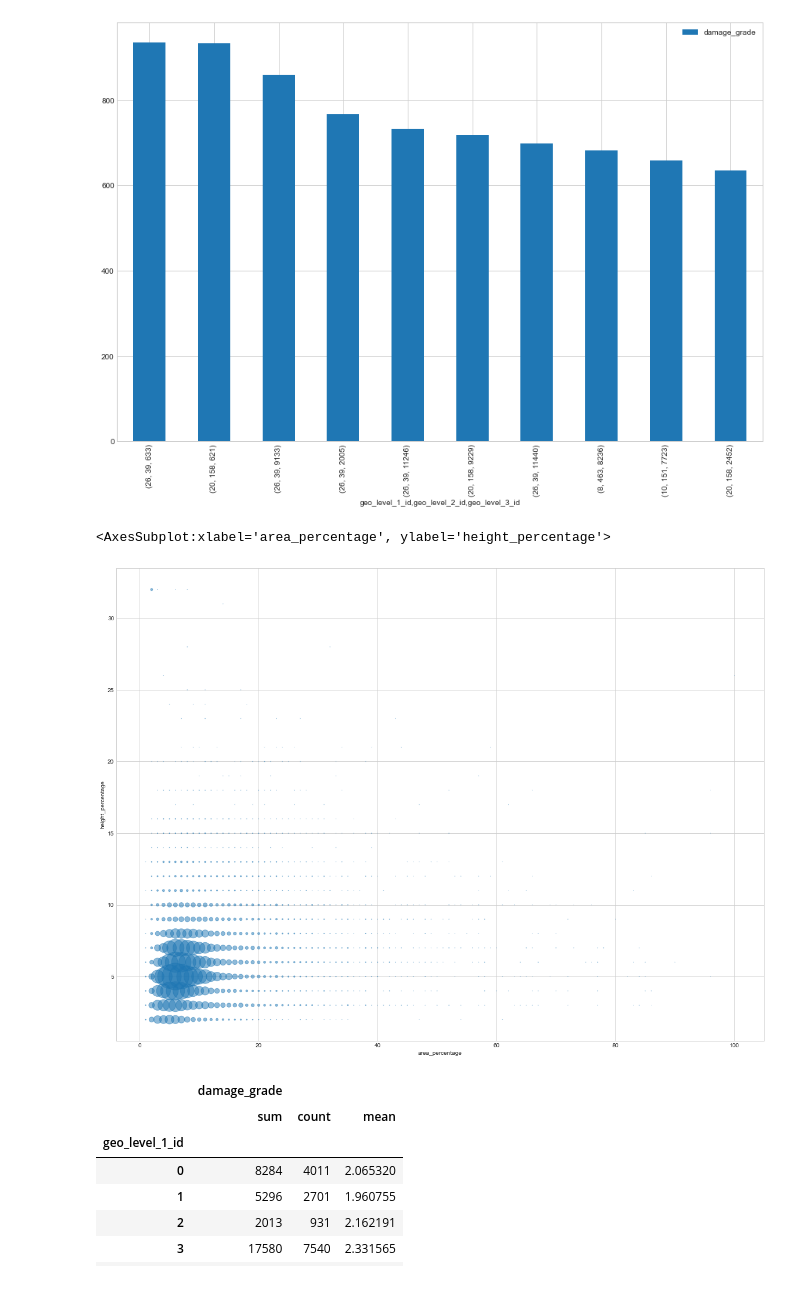
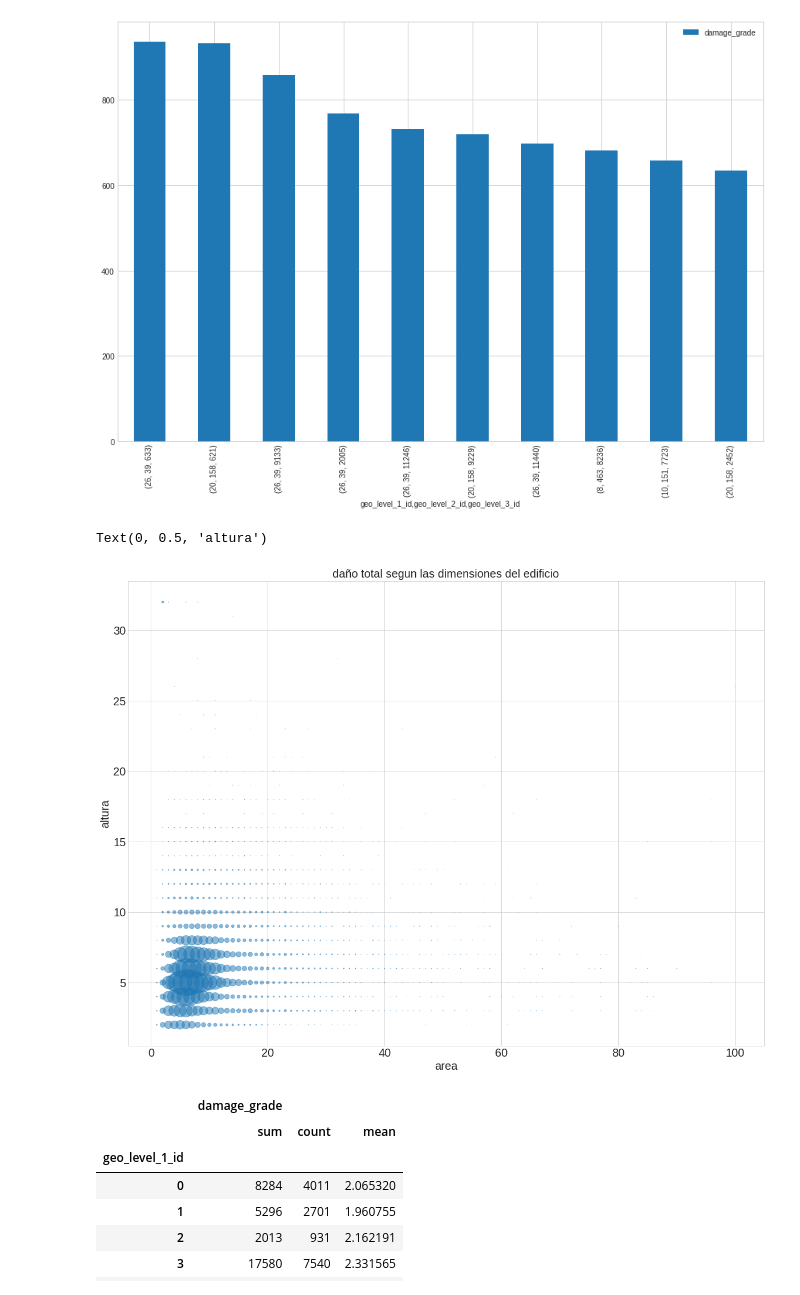
Before and after one commit to GuidoBergman/Datos---Tp1, a Jupyter notebook: TP1-Franco.ipynb, the cells around one changed output. Cells and saved outputs as stored; diff of their text form; code cells hidden in the pictures.

```diff
--- a/TP1-Franco.ipynb
+++ b/TP1-Franco.ipynb
@@ -1310,10 +1302,15 @@ df.groupby(['geo_level_1_id','geo_level_2_id','geo_level_3_id']).agg({'damage_gr
 # %%
 scatter = df.groupby(['area_percentage','height_percentage']).agg({'damage_grade':'sum'}).reset_index()
 scatter['damage_grade'] = scatter['damage_grade']/15
 scatter.plot(kind='scatter',x='area_percentage',y='height_percentage',s='damage_grade',alpha=0.5,figsize=(20,15))
+plt.title(label='daño total segun las dimensiones del edificio',fontsize=20)
+plt.xticks(fontsize=20)
+plt.yticks(fontsize=20)
+plt.xlabel('area',fontsize=20)
+plt.ylabel('altura',fontsize=20)
 # %% [output]
-<AxesSubplot:xlabel='area_percentage', ylabel='height_percentage'>
+Text(0, 0.5, 'altura')
-[figure, old version]
+[figure, new version]
 # %%
 df.groupby('geo_level_1_id').agg({'damage_grade':['sum','count','mean']})
 # %% [output]
```
Also changed, not shown: parts of 58 cells of this notebook.
